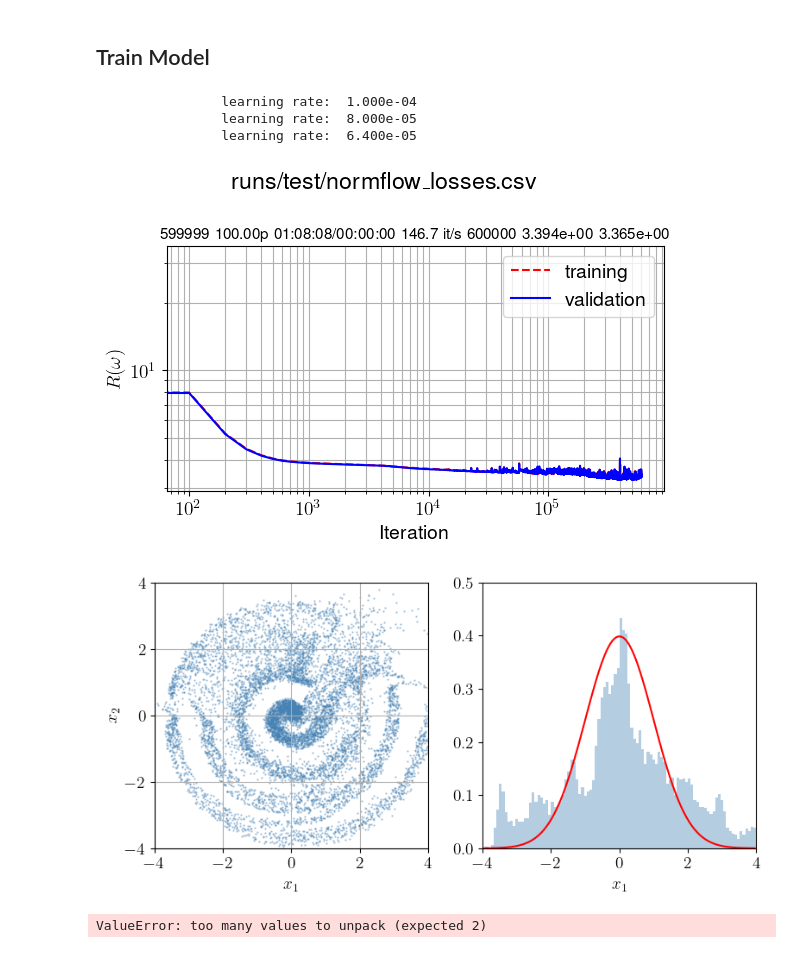
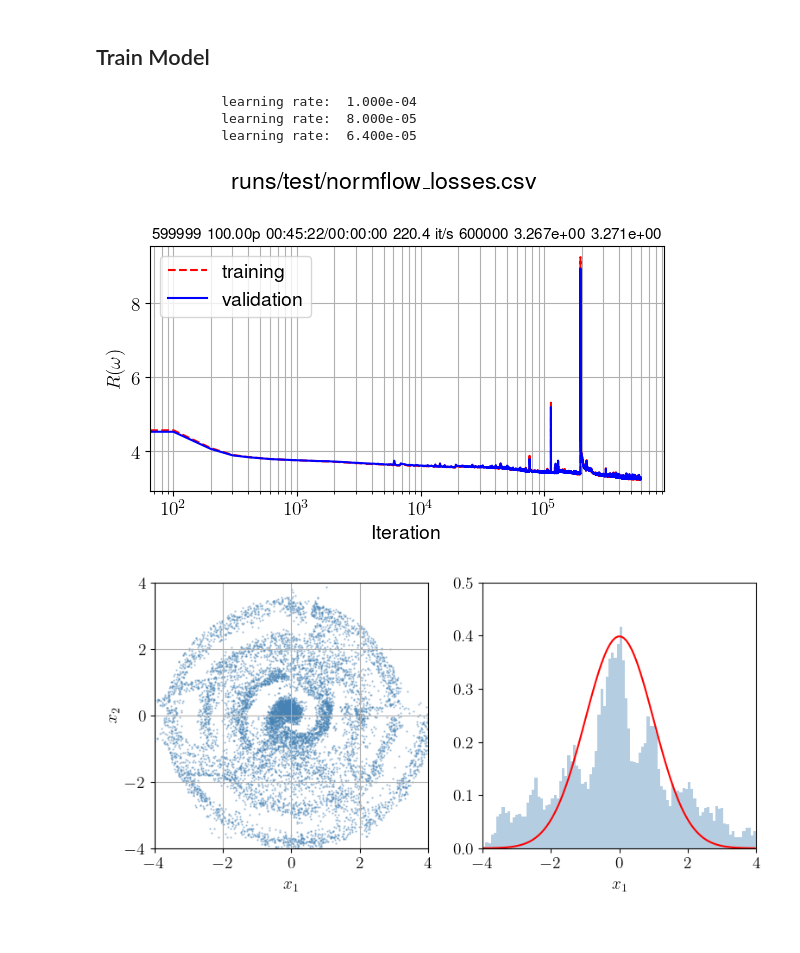
Before and after one commit to hbprosper/mlinphysics, a Jupyter notebook: Labs/08.NFlow_DModel/code/tutorial_normflow.ipynb, the cells around one changed output. Drawn from its saved outputs; the diff is of its cells as text; code cells hidden in the pictures.

Commit message:
update clone2colab

```diff
--- a/Labs/08.NFlow_DModel/code/tutorial_normflow.ipynb
+++ b/Labs/08.NFlow_DModel/code/tutorial_normflow.ipynb
@@ -120,12 +120,11 @@ import mlinphysics.utils.data as dat
 import mlinphysics.utils.monitor as mon
 
 # update fonts
-if not IN_COLAB:
-    plt.rcParams.update({
-      "text.usetex": shutil.which('latex') is not None,
-      "font.family": "sans-serif",
-      "font.sans-serif": "Helvetica",
-      "font.size": 14
+plt.rcParams.update({
+  "text.usetex": shutil.which('latex') is not None,
+  "font.family": "sans-serif",
+  "font.sans-serif": "Helvetica",
+  "font.size": 14
   })
 # %% [markdown]
 ## Computational device
@@ -363,9 +362,10 @@ DataLoader
 \end{align}
 # %%
 class Bijection(nn.Module):
+    ID = 0
 
     def __init__(self, in_features,
-                 n_width=16, n_hidden=1, f_hidden=mlp.Sin()):
+                 n_width=16, n_hidden=2, f_hidden=mlp.Sin()):
 
         # remember to initialize base (that is, parent) class
         super().__init__()
@@ -384,15 +384,20 @@ class Bijection(nn.Module):
         # dim(inputs)  = m
         # dim(outputs) = d-m
 
+        n_width = n_width - Bijection.ID
+        Bijection.ID += 1
+
         self.s = nn.Sequential(nn.Linear(n_input, n_width), f_hidden)
         for _ in range(n_hidden):
-            self.s.append(mlp.ResNet(n_width, n_width))
+            self.s.append(nn.Linear(n_width, n_width))
+            self.s.append(f_hidden)
             self.s.append(nn.LayerNorm(n_width))
         self.s.append(nn.Linear(n_width, n_output))
 
         self.t = nn.Sequential(nn.Linear(n_input, n_width), f_hidden)
         for _ in range(n_hidden):
-            self.t.append(mlp.ResNet(n_width, n_width))
+            self.t.append(nn.Linear(n_width, n_width))
+            self.t.append(f_hidden)
             self.t.append(nn.LayerNorm(n_width))
         self.t.append(nn.Linear(n_width, n_output))
 
@@ -559,7 +564,7 @@ importlib.reload(mlp)
 
 d = 2
 N = 7
-n_width = 16
+n_width = 24
 
 model = NormFlow(d, N, n_width).to(DEVICE)
 print(model)
@@ -686,20 +691,14 @@ if TRAIN:
                 learning rate:  1.000e-04
                 learning rate:  8.000e-05
                 learning rate:  6.400e-05
-[figure, old version]
+[figure, new version]
 # %%
 model.load(config('file/params'))
 
 K = 10000
 y = model.sample(K)
 
 x = model.inverse(y).detach().cpu().numpy()
 plot_data(x, filename='normal2spiral.png')
-
-test_X = next(iter(test_loader))
-Y, _ = model(test_X)
-Y = Y.detach().cpu().numpy()
-plot_data(Y, filename='spiral2normal.png')
 # %% [output]
-[figure, old version]
+[figure, new version]
-ValueError: too many values to unpack (expected 2)
```
Also changed, not shown: parts of 3 cells of this notebook, 1 other file.
